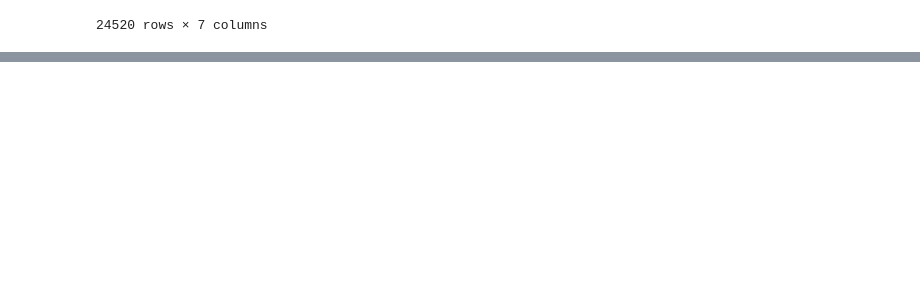
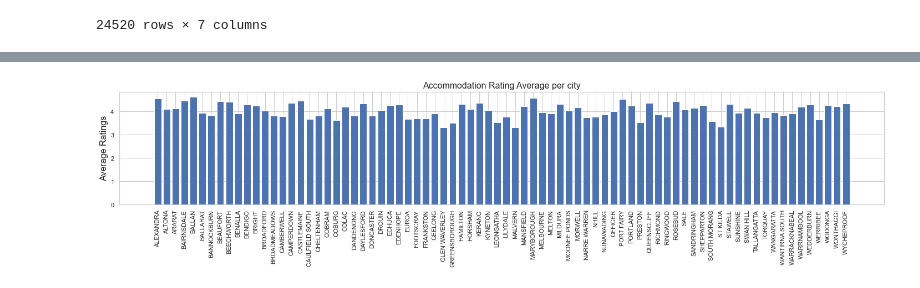
Before and after one commit to skumble27/ETL-Project, a Jupyter notebook: database_queries.ipynb, the cells around one changed output, grey strips where cells are left out. Saved outputs shown, nothing was run; the diff lists cells and outputs as text; code cells hidden in the pictures; blank space fills up the shorter version.

Commit message:
updating readme and adding new images

```diff
--- a/database_queries.ipynb
+++ b/database_queries.ipynb
@@ -110,3 +110,22 @@ eatery_accommodation
 | 24518 | Jim's Cafe & Take Away | 88 Scott St, Warracknabeal VIC 33... | 4.3 | WARRACKNABEAL | Country Roads Motor Inn | 197 Henty Hwy, Warracknabeal VIC ... | ... |
 | 24519 | Jim's Cafe & Take Away | 88 Scott St, Warracknabeal VIC 33... | 4.3 | WARRACKNABEAL | Warrack Motel | 2 Lyle St, Warracknabeal VIC 3393... | ... |
 24520 rows × 7 columns
+# %%
+# Comparing accommodation ratings across different cities of Victoria
+
+## Groupby function to collate data based on each city in Victoria
+cities_group = eatery_accommodation.set_index('city').groupby(['city'])
+
+## Average accommodation rating for each city
+accommodation_rating_ave = cities_group['accommodation_rating'].mean()
+
+## Average eatery accommodation rating for each city
+eateries_rating_ave = cities_group['eatery_rating'].mean()
+
+## Creating a new dataframe to compare eatery and accommodation across cities in Victoria
+eatery_accommodation_ratings_df = pd.DataFrame({
+    'Accommodation Rating': accommodation_rating_ave,
+    'Eatery Rating': eateries_rating_ave
+}).reset_index()
+
+eatery_accommodation_ratings_df
@@ -112,0 +146,22 @@ eatery_accommodation
+# %%
+# Importing the Matplotlib library
+import matplotlib.pyplot as plt
+
+# Setting the x-label and y-label
+x_city = eatery_accommodation_ratings_df['city']
+y_accom_rating = eatery_accommodation_ratings_df['Accommodation Rating']
+y_eatery_rating = eatery_accommodation_ratings_df['Eatery Rating']
+
+# Plotting the Accommodation rating graphs
+plt.figure(figsize=(20,5))
+plt.bar(x_city,y_accom_rating)
+plt.xticks(rotation='vertical')
+plt.title('Accommodation Rating Average per city', fontsize=16)
+plt.ylabel('Average Ratings', fontsize=16)
+plt.tight_layout()
+plt.savefig('Images\Screenshot18.png', dpi=500, pad_inches=0.5)
+
+
+plt.show()
+# %% [output]
+[figure, added]
```
Also changed, not shown: parts of 2 cells of this notebook, 5 other files.
